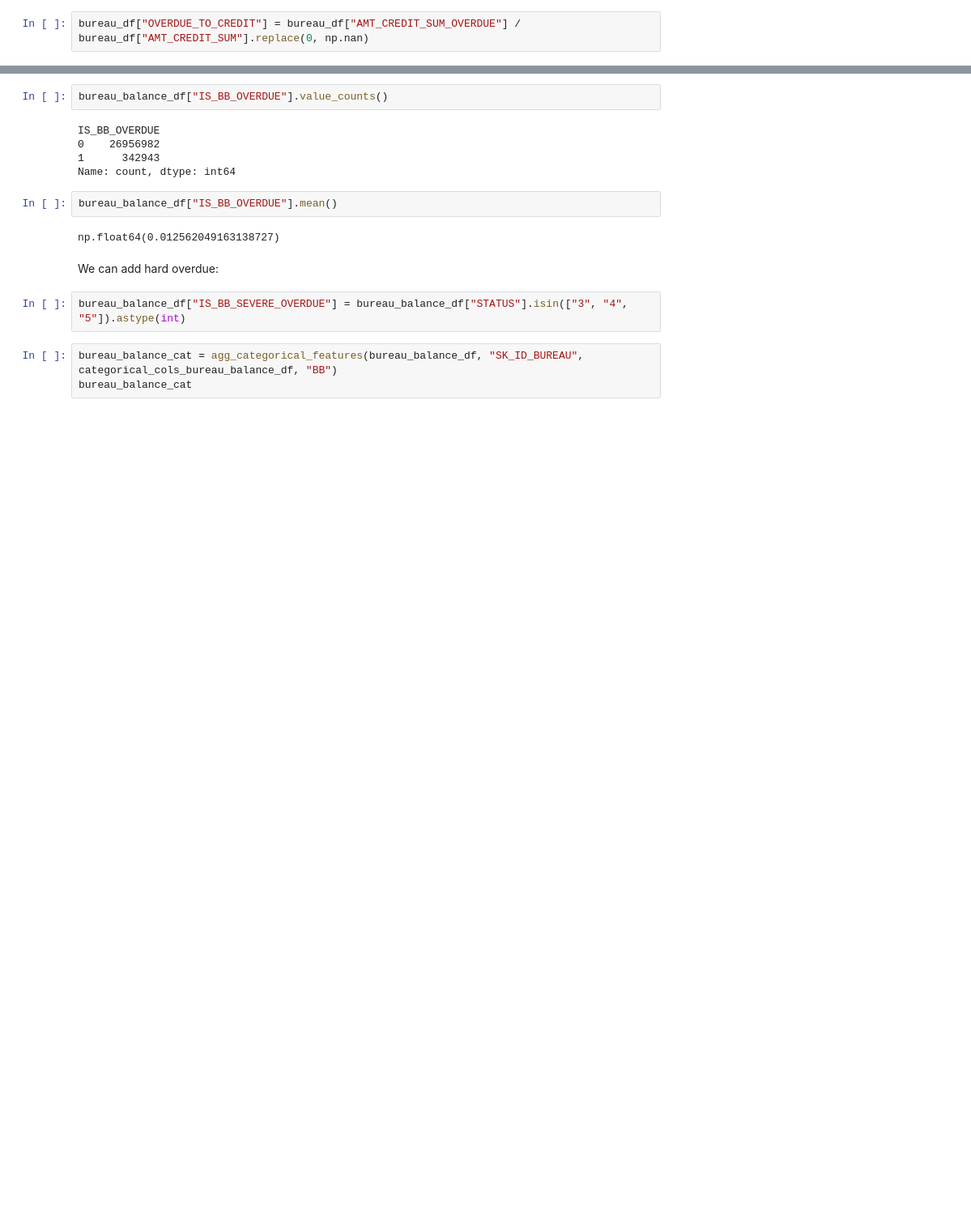
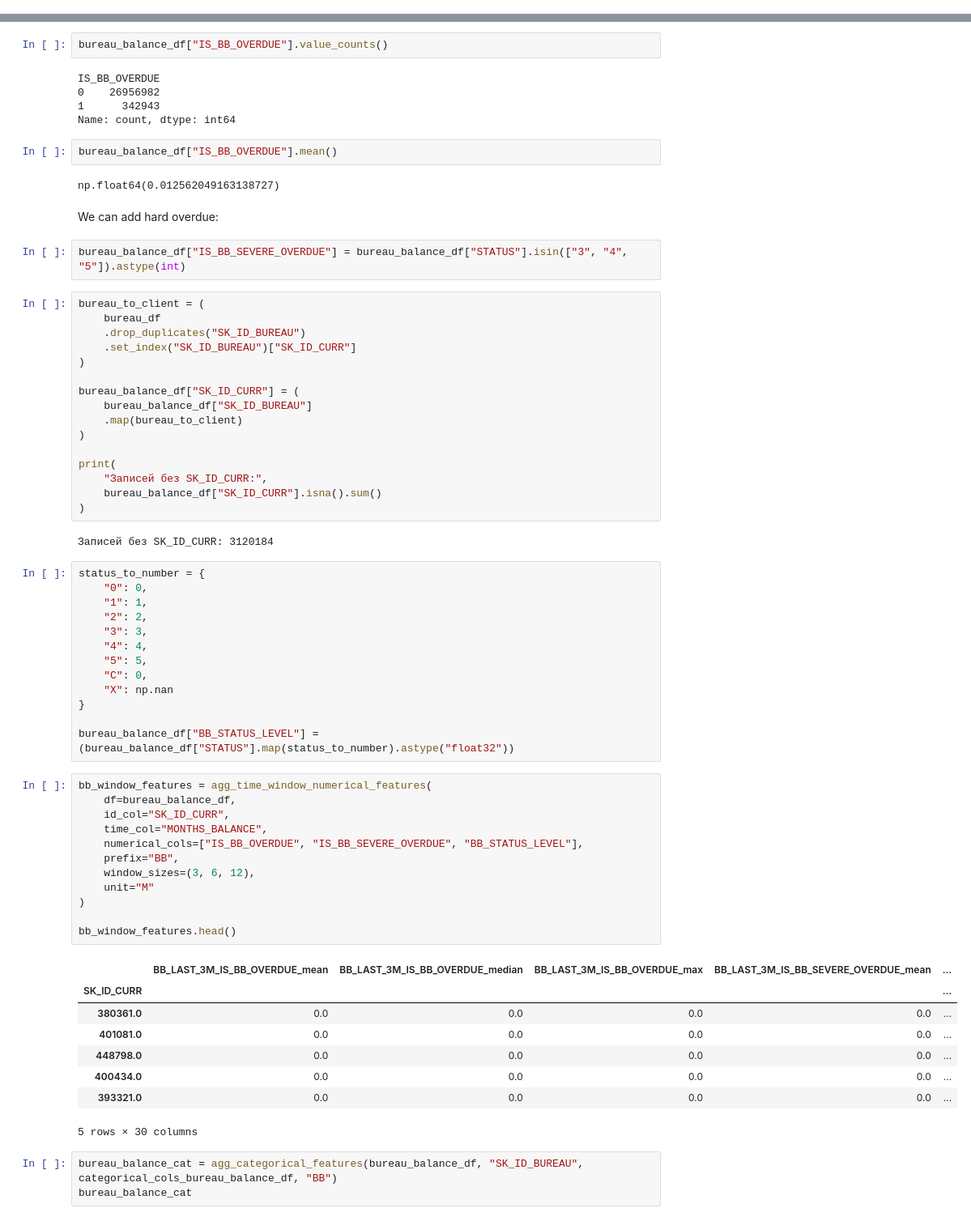
Before and after one commit to USL99/home-credit-default-risk, a Jupyter notebook: notebooks/03_feature_engineering.ipynb, the cells around one changed output, grey strips where cells are left out. Shown at 81% size. Saved outputs shown, nothing was run; the diff lists cells and outputs as text; blank space fills up the shorter version.

```diff
--- a/notebooks/03_feature_engineering.ipynb
+++ b/notebooks/03_feature_engineering.ipynb
@@ -470,5 +486,3 @@ ratio2 = overdue loan amount / loan amount
-# %%
-bureau_df["OVERDUE_TO_CREDIT"] = bureau_df["AMT_CREDIT_SUM_OVERDUE"] / bureau_df["AMT_CREDIT_SUM"].replace(0, np.nan)
 # %%
 bureau_ratios = bureau_df.groupby("SK_ID_CURR").agg(BUREAU_MEDIAN_DEBT_RATIO = ("DEBT_TO_CREDIT", "median"), BUREAU_MAX_DEBT_RATIO = ("DEBT_TO_CREDIT", "max"), BUREAU_MEDIAN_OVERDUE_RATIO = ("OVERDUE_TO_CREDIT", "median"), BUREAU_MAX_OVERDUE_RATIO = ("OVERDUE_TO_CREDIT", "max"))
 bureau_ratios
@@ -607,6 +614,58 @@ np.float64(0.012562049163138727)
 We can add hard overdue:
 # %%
 bureau_balance_df["IS_BB_SEVERE_OVERDUE"] = bureau_balance_df["STATUS"].isin(["3", "4", "5"]).astype(int)
+# %%
+bureau_to_client = (
+    bureau_df
+    .drop_duplicates("SK_ID_BUREAU")
+    .set_index("SK_ID_BUREAU")["SK_ID_CURR"]
+)
+
+bureau_balance_df["SK_ID_CURR"] = (
+    bureau_balance_df["SK_ID_BUREAU"]
+    .map(bureau_to_client)
+)
+
+print(
+    "Записей без SK_ID_CURR:",
+    bureau_balance_df["SK_ID_CURR"].isna().sum()
+)
+# %% [output]
+Записей без SK_ID_CURR: 3120184
+# %%
+status_to_number = {
+    "0": 0,
+    "1": 1,
+    "2": 2,
+    "3": 3,
+    "4": 4,
+    "5": 5,
+    "C": 0,
+    "X": np.nan
+}
+
+bureau_balance_df["BB_STATUS_LEVEL"] = (bureau_balance_df["STATUS"].map(status_to_number).astype("float32"))
+# %%
+bb_window_features = agg_time_window_numerical_features(
+    df=bureau_balance_df,
+    id_col="SK_ID_CURR",
+    time_col="MONTHS_BALANCE",
+    numerical_cols=["IS_BB_OVERDUE", "IS_BB_SEVERE_OVERDUE", "BB_STATUS_LEVEL"],
+    prefix="BB",
+    window_sizes=(3, 6, 12),
+    unit="M"
+)
+
+bb_window_features.head()
+# %% [output]
+|  | BB_LAST_3M_IS_BB_OVERDUE_mean | BB_LAST_3M_IS_BB_OVERDUE_median | BB_LAST_3M_IS_BB_OVERDUE_max | BB_LAST_3M_IS_BB_SEVERE_OVERDUE_mean | ... |
+| SK_ID_CURR |  |  |  |  | ... |
+| 380361.0 | 0.0 | 0.0 | 0.0 | 0.0 | ... |
+| 401081.0 | 0.0 | 0.0 | 0.0 | 0.0 | ... |
+| 448798.0 | 0.0 | 0.0 | 0.0 | 0.0 | ... |
+| 400434.0 | 0.0 | 0.0 | 0.0 | 0.0 | ... |
+| 393321.0 | 0.0 | 0.0 | 0.0 | 0.0 | ... |
+5 rows × 30 columns
 # %%
 bureau_balance_cat = agg_categorical_features(bureau_balance_df, "SK_ID_BUREAU", categorical_cols_bureau_balance_df, "BB")
 bureau_balance_cat
```
Also changed, not shown: parts of 18 cells of this notebook.
